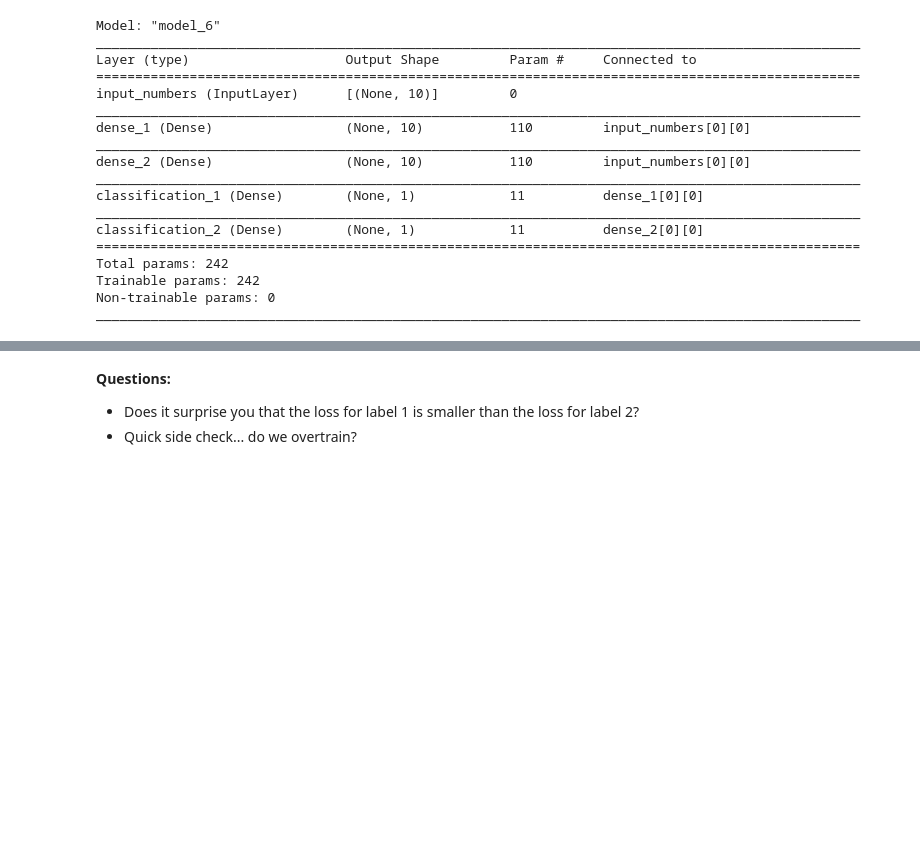
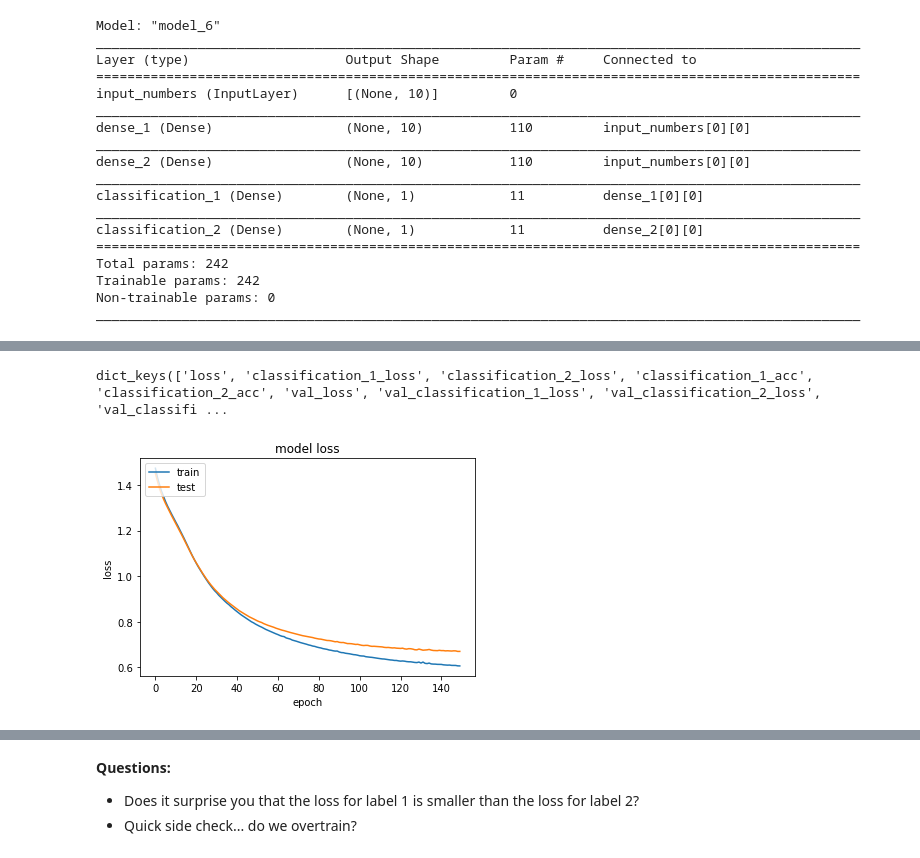
Before and after one commit to datasci-w266/2020-summer-main, a Jupyter notebook: materials/lesson_notebooks/lesson_9.ipynb, the cells around one changed output, grey strips where cells are left out. Drawn from its saved outputs; the diff is of its cells as text; code cells hidden in the pictures; blank space fills up the shorter version.

```diff
--- a/materials/lesson_notebooks/lesson_9.ipynb
+++ b/materials/lesson_notebooks/lesson_9.ipynb
@@ -345,5 +361,5 @@ ________________________________________________________________________________
 # %%
-model.fit(
+history = model.fit(
     train_X,
     [train_a_y, train_b_y],
     validation_data=[test_X, [test_a_y, test_b_y]],
@@ -371,0 +387,16 @@ Epoch 150/150
+# %%
+# the keys in the history object
+history.history.keys()
+# %% [output]
+dict_keys(['loss', 'classification_1_loss', 'classification_2_loss', 'classification_1_acc', 'classification_2_acc', 'val_loss', 'val_classification_1_loss', 'val_classification_2_loss', 'val_classifi ...
+# %%
+# summarize history for loss
+plt.plot(history.history['loss'])
+plt.plot(history.history['val_loss'])
+plt.title('model loss')
+plt.ylabel('loss')
+plt.xlabel('epoch')
+plt.legend(['train', 'test'], loc='upper left')
+plt.show()
+# %% [output]
+[figure, added]
```
Also changed, not shown: parts of 21 cells of this notebook.
